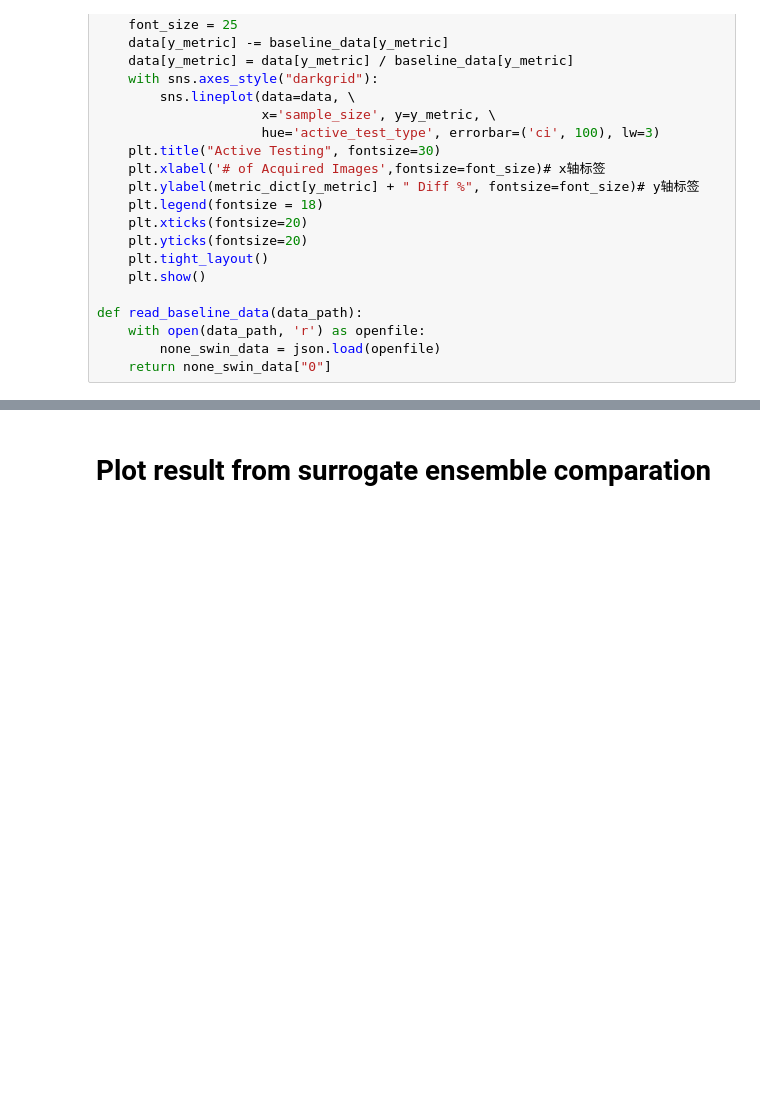
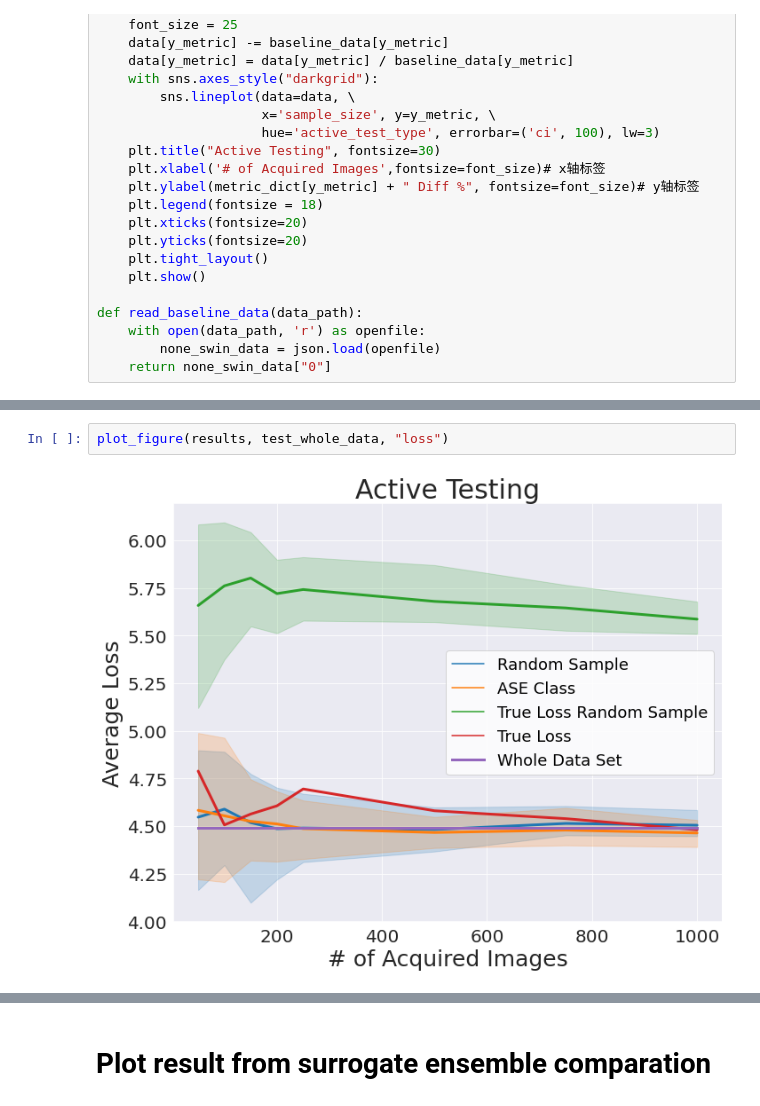
Before and after one commit to susanbao/orkspace, a Jupyter notebook: DINO/active_test_figure.ipynb, the cells around one changed output, grey strips where cells are left out. Drawn from its saved outputs; the diff is of its cells as text; blank space fills up the shorter version.

```diff
--- a/DINO/active_test_figure.ipynb
+++ b/DINO/active_test_figure.ipynb
@@ -111,0 +133,4 @@ def read_baseline_data(data_path):
+# %%
+plot_figure(results, test_whole_data, "loss")
+# %% [output]
+[figure, added]
```
Also changed, not shown: parts of 22 cells of this notebook, 4 other files.
